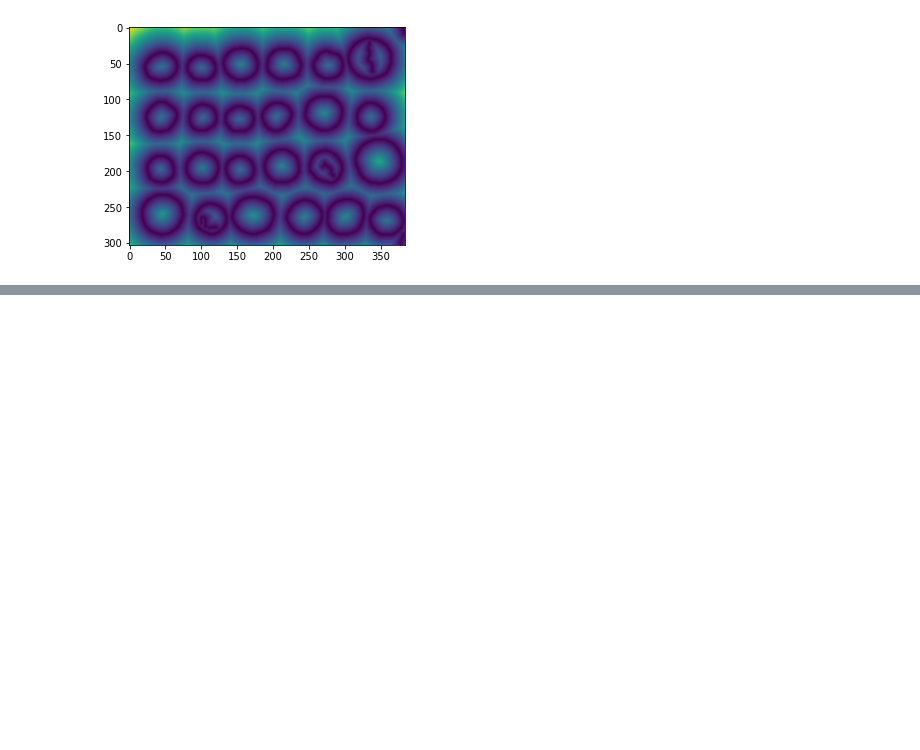
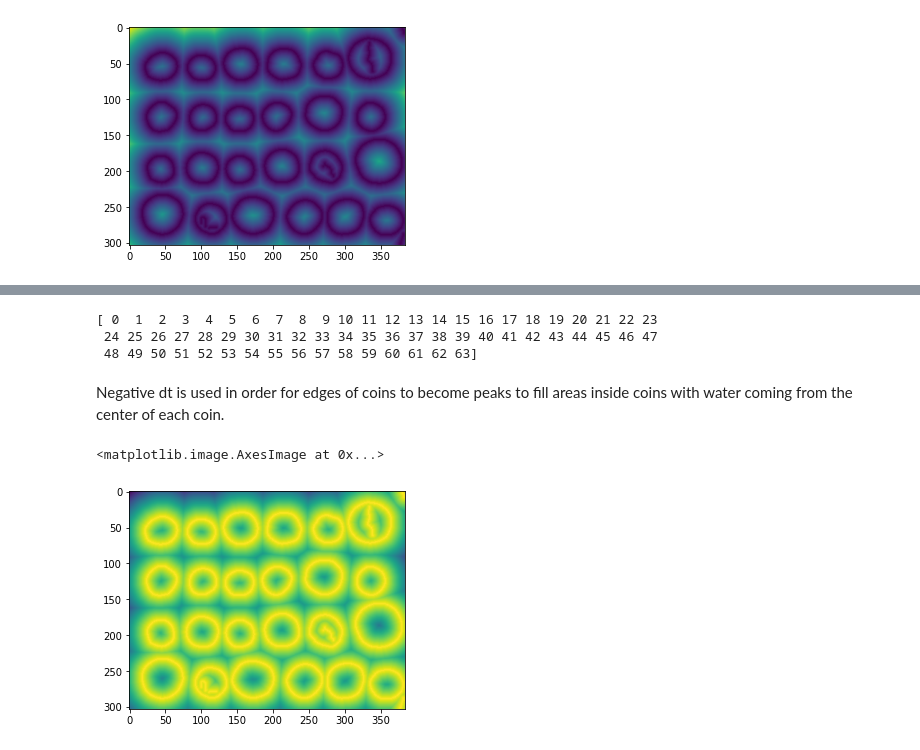
Before and after one commit to MarkFerenci/tumors-segmentation, a Jupyter notebook: Coins.ipynb, the cells around one changed output, grey strips where cells are left out. Cells and saved outputs as stored; diff of their text form; code cells hidden in the pictures; blank space fills up the shorter version.

```diff
--- a/Coins.ipynb
+++ b/Coins.ipynb
@@ -94,0 +108,17 @@ plt.imshow(dt)
+# %%
+from skimage import measure
+
+markers = measure.label(local_max)
+# %% [output]
+[ 0  1  2  3  4  5  6  7  8  9 10 11 12 13 14 15 16 17 18 19 20 21 22 23
+ 24 25 26 27 28 29 30 31 32 33 34 35 36 37 38 39 40 41 42 43 44 45 46 47
+ 48 49 50 51 52 53 54 55 56 57 58 59 60 61 62 63]
+# %% [markdown]
+Negative dt is used in order for edges of coins to become peaks to fill areas inside coins with water coming from the center of each coin.
+# %%
+from skimage import morphology, segmentation
+
+plt.imshow(-dt)
+# %% [output]
+<matplotlib.image.AxesImage at 0x...>
+[figure, added]
```
Also changed, not shown: parts of 14 cells of this notebook.
